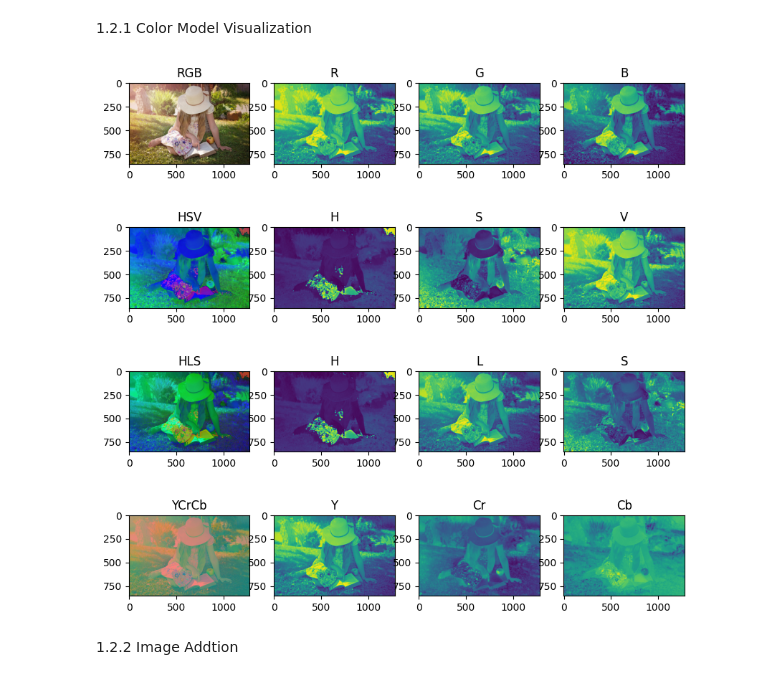
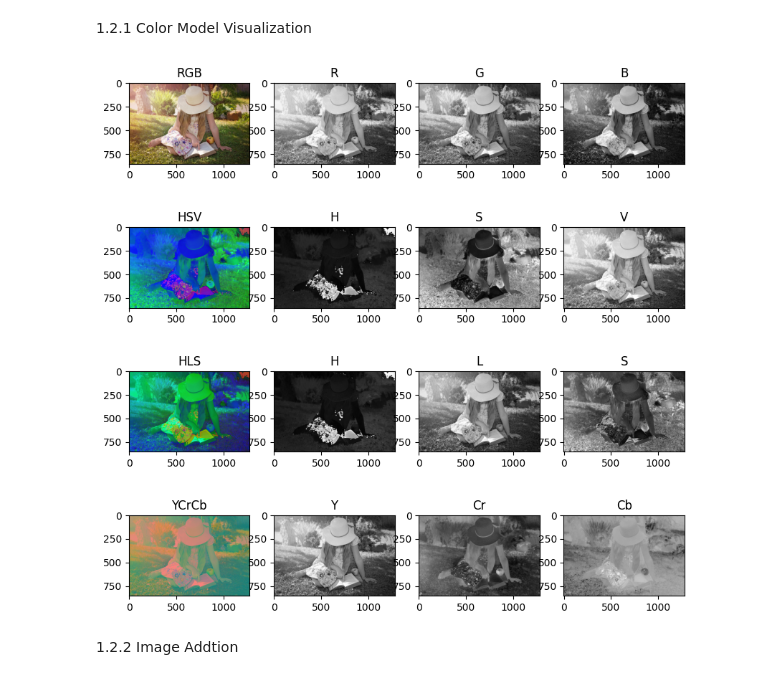
Before and after one commit to pithakpong/image_processing, a Jupyter notebook: lab1/lab1.ipynb, the cells around one changed output. Saved outputs shown, nothing was run; the diff lists cells and outputs as text; code cells hidden in the pictures.

```diff
--- a/lab1/lab1.ipynb
+++ b/lab1/lab1.ipynb
@@ -132,29 +158,29 @@ plt.show()
 # %%
 import cv2
 
 path = 'image/girl.jpg'
 image = cv2.imread(path)
 
 rgb_image = cv2.cvtColor(image,cv2.COLOR_BGR2RGB)
 hsv_image = cv2.cvtColor(image,cv2.COLOR_BGR2HSV)
 hls_image = cv2.cvtColor(image,cv2.COLOR_BGR2HLS)
 ycrcb_image = cv2.cvtColor(image,cv2.COLOR_BGR2YCrCb)
 
 images = [rgb_image,hsv_image,hls_image,ycrcb_image]
 components = [["RGB","R","G","B"],["HSV","H","S","V"],["HLS","H","L","S"],["YCrCb","Y","Cr","Cb"]]
 fig = plt.figure(figsize=(10,10))
 count = 1
 for i in range(4):
     for j in range(4):
         fig.add_subplot(4,4,count)
         if j == 0:
             plt.imshow(images[i])
         else :
-            plt.imshow(images[i][:,:,j-1])
+            plt.imshow(images[i][:,:,j-1], cmap= 'gray')
         plt.title(components[i][j])
         count += 1
 # %% [output]
-[figure, old version]
+[figure, new version]
 # %% [markdown]
 1.2.2 Image Addtion
 # %%
```
Also changed, not shown: parts of 2 cells of this notebook.
